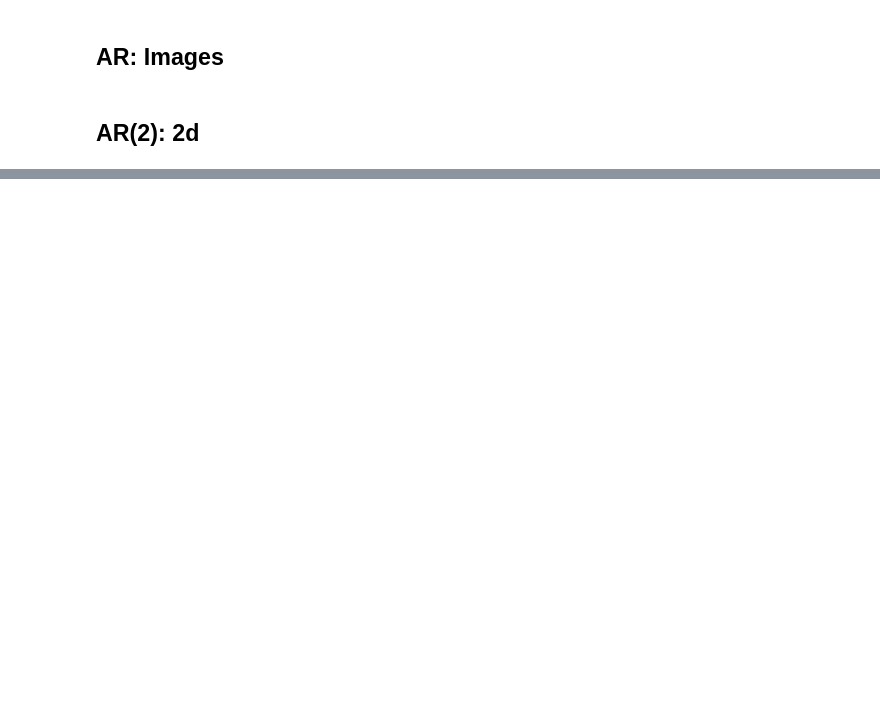
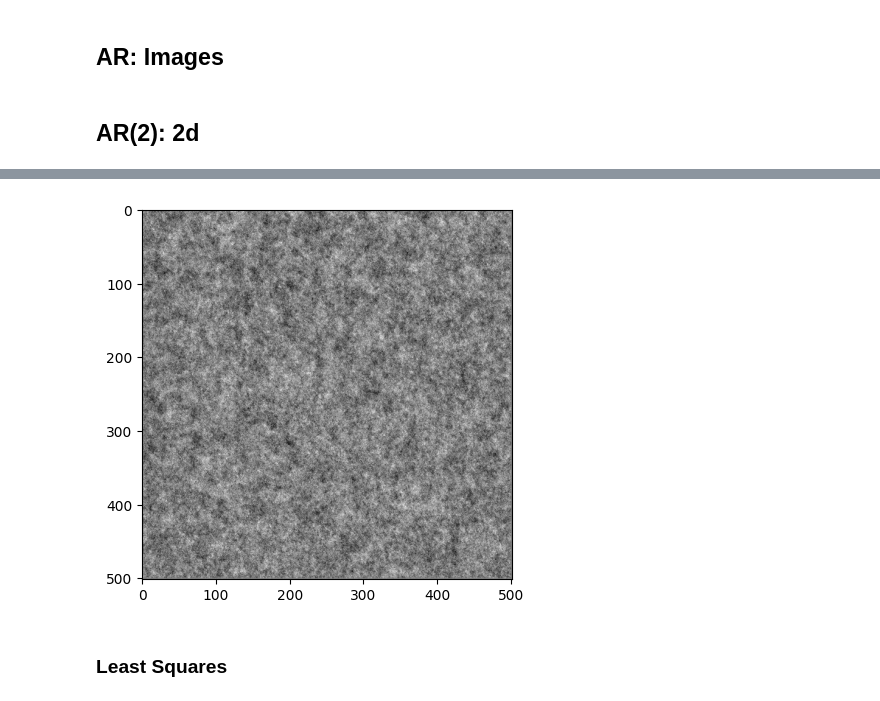
Before and after one commit to voytekresearch/convolutional_ar, a Jupyter notebook: docs/tutorial.ipynb, the cells around one changed output, grey strips where cells are left out. Drawn from its saved outputs; the diff is of its cells as text; code cells hidden in the pictures; blank space fills up the shorter version.

```diff
--- a/docs/tutorial.ipynb
+++ b/docs/tutorial.ipynb
@@ -207,0 +247,23 @@ w_true: [0.9 0.1]
+# %%
+# Settings
+n, sweeps = 500, 1000
+torch.manual_seed(0)
+kernel = torch.empty((3, 3)).uniform_(0.1, 0.8)
+kernel = kernel / kernel.norm()
+kernel = kernel * 0.39
+kernel[1, 1] = 0.0
+k = kernel[None, None]
+
+img = torch.zeros(n + 2, n + 2, dtype=torch.float32)
+for _ in range(sweeps):
+    for a in (0, 1):
+        for b in (0, 1):
+            mu = F.conv2d(img[None, None], k)[0, 0]
+            sl = (slice(1+a, n+1, 2), slice(1+b, n+1, 2))
+            img[sl] = mu[a::2, b::2] + torch.randn_like(img[sl])
+
+plt.imshow(img, cmap="gray");
+# %% [output]
+[figure, added]
+# %% [markdown]
+### Least Squares
```
Also changed, not shown: parts of 13 cells of this notebook, 2 other files.
